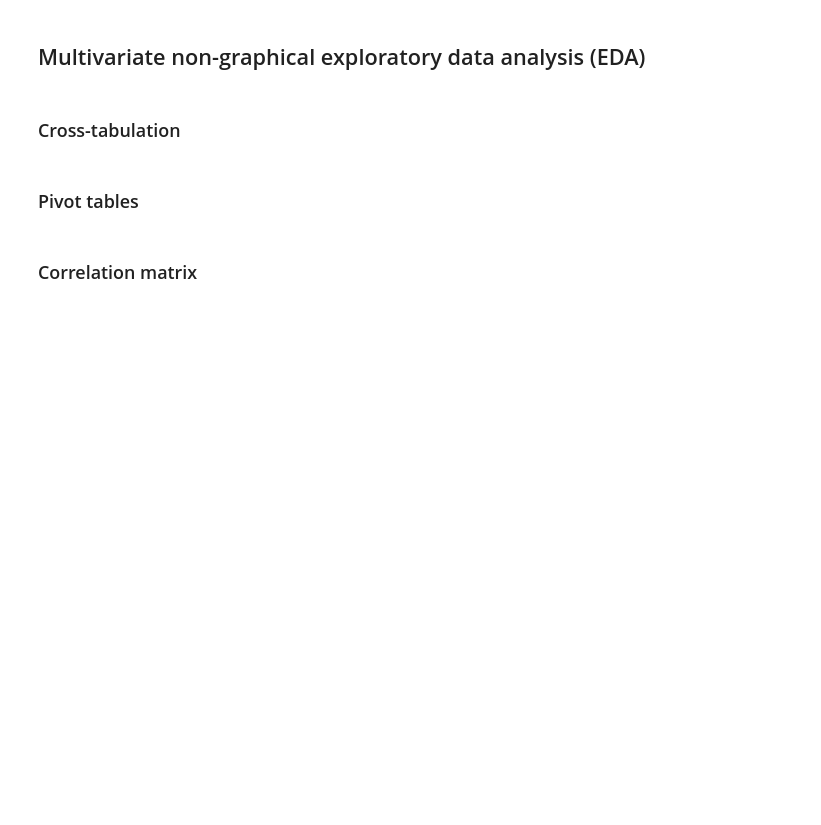
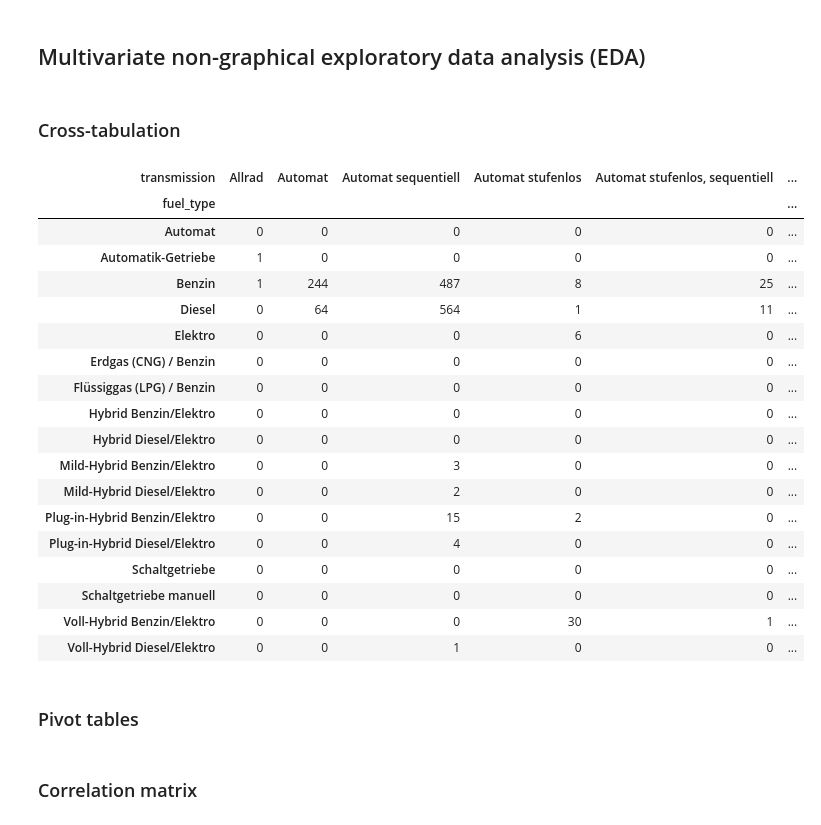
Before and after one commit to migifor-forstmi4/python_exploratory_data_analysis, a Jupyter notebook: exploratory_data_analysis_car_data.ipynb, the cells around one changed output. Saved outputs shown, nothing was run; the diff lists cells and outputs as text; code cells hidden in the pictures; blank space fills up the shorter version.

```diff
--- a/exploratory_data_analysis_car_data.ipynb
+++ b/exploratory_data_analysis_car_data.ipynb
@@ -206,6 +218,29 @@ df[df['price'] >=250000]
 ### Cross-tabulation
 # %%
 # Create a crosstab of the variables fuel_type and transmission
+pd.crosstab(df['fuel_type'], df['transmission'])
+
+#mit dieser Funktion wird eine Kreuztabelle der Variablen --> ein Crosstab ist eine tabellarische Darstellung der Häufigkeitsverteilung von Variablen
+# %% [output]
+| transmission | Allrad | Automat | Automat sequentiell | Automat stufenlos | Automat stufenlos, sequentiell | ... |
+| fuel_type |  |  |  |  |  | ... |
+| Automat | 0 | 0 | 0 | 0 | 0 | ... |
+| Automatik-Getriebe | 1 | 0 | 0 | 0 | 0 | ... |
+| Benzin | 1 | 244 | 487 | 8 | 25 | ... |
+| Diesel | 0 | 64 | 564 | 1 | 11 | ... |
+| Elektro | 0 | 0 | 0 | 6 | 0 | ... |
+| Erdgas (CNG) / Benzin | 0 | 0 | 0 | 0 | 0 | ... |
+| Flüssiggas (LPG) / Benzin | 0 | 0 | 0 | 0 | 0 | ... |
+| Hybrid Benzin/Elektro | 0 | 0 | 0 | 0 | 0 | ... |
+| Hybrid Diesel/Elektro | 0 | 0 | 0 | 0 | 0 | ... |
+| Mild-Hybrid Benzin/Elektro | 0 | 0 | 3 | 0 | 0 | ... |
+| Mild-Hybrid Diesel/Elektro | 0 | 0 | 2 | 0 | 0 | ... |
+| Plug-in-Hybrid Benzin/Elektro | 0 | 0 | 15 | 2 | 0 | ... |
+| Plug-in-Hybrid Diesel/Elektro | 0 | 0 | 4 | 0 | 0 | ... |
+| Schaltgetriebe | 0 | 0 | 0 | 0 | 0 | ... |
+| Schaltgetriebe manuell | 0 | 0 | 0 | 0 | 0 | ... |
+| Voll-Hybrid Benzin/Elektro | 0 | 0 | 0 | 30 | 1 | ... |
+| Voll-Hybrid Diesel/Elektro | 0 | 0 | 1 | 0 | 0 | ... |
 # %% [markdown]
 ### Pivot tables
 # %%
```
Also changed, not shown: parts of 1 cell of this notebook.
